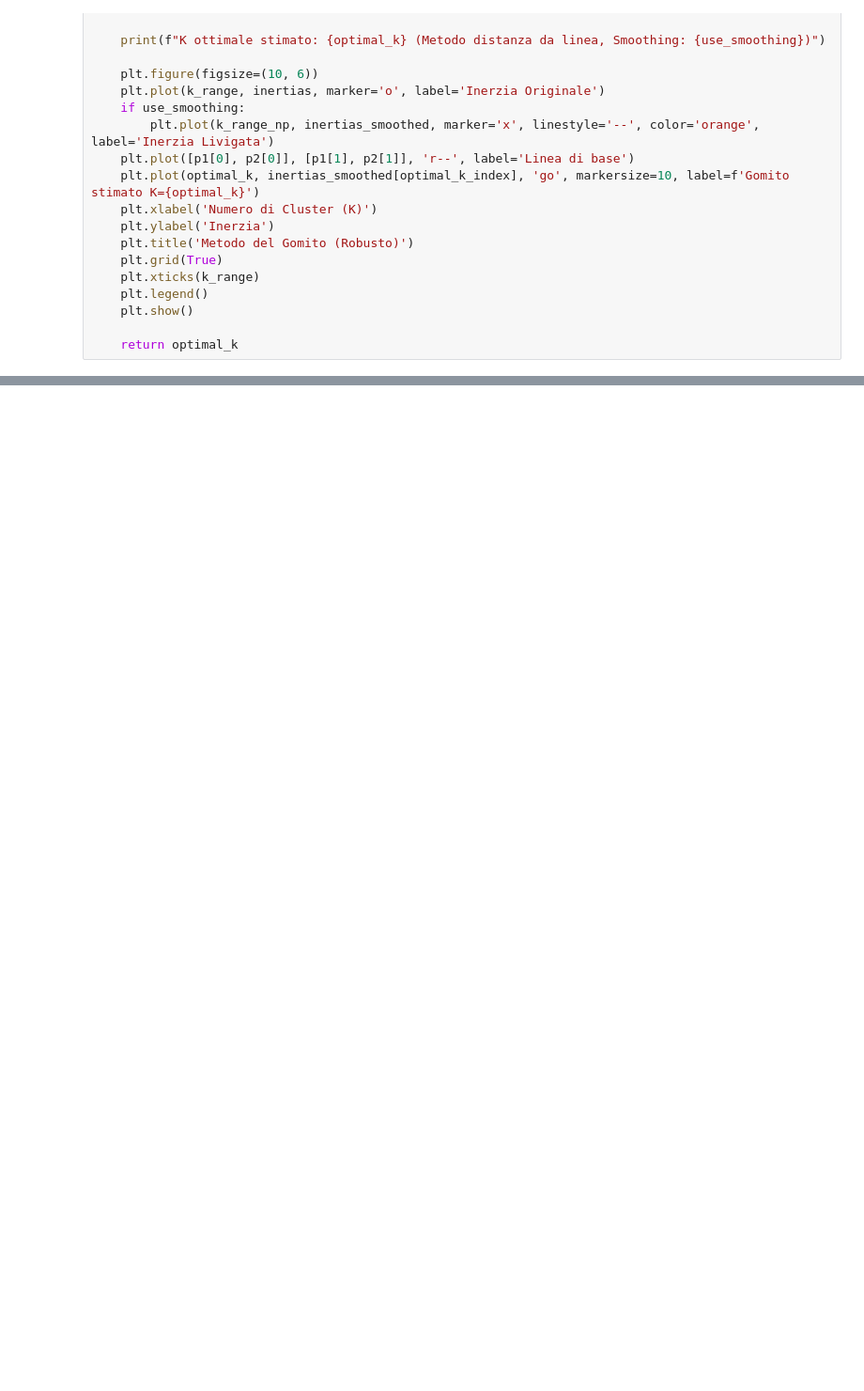
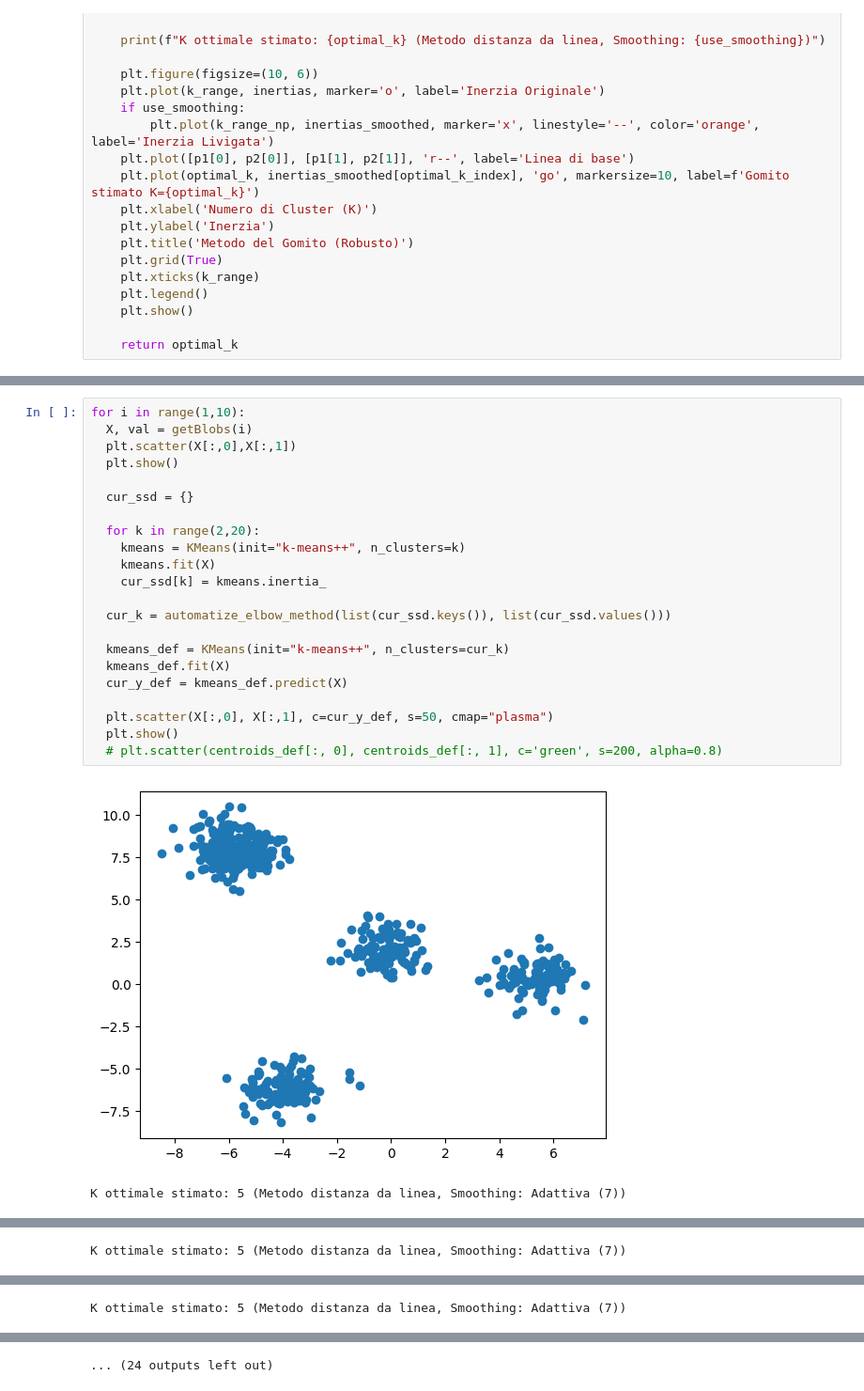
Before and after one commit to davidMarabottini/studio_data_science, a Jupyter notebook: 08-apprendimento-non-supervisionato-clustering/56-kmeans.ipynb, the cells around one changed output, grey strips where cells are left out. Shown at 94% size. Drawn from its saved outputs; the diff is of its cells as text; blank space fills up the shorter version.

```diff
--- a/08-apprendimento-non-supervisionato-clustering/56-kmeans.ipynb
+++ b/08-apprendimento-non-supervisionato-clustering/56-kmeans.ipynb
@@ -150,0 +250,25 @@ np.int64(3)
+# %%
+for i in range(1,10):
+  X, val = getBlobs(i)
+  plt.scatter(X[:,0],X[:,1])
+  plt.show()
+
+  cur_ssd = {}
+
+  for k in range(2,20):
+    kmeans = KMeans(init="k-means++", n_clusters=k)
+    kmeans.fit(X)
+    cur_ssd[k] = kmeans.inertia_
+
+  cur_k = automatize_elbow_method(list(cur_ssd.keys()), list(cur_ssd.values()))
+
+  kmeans_def = KMeans(init="k-means++", n_clusters=cur_k)
+  kmeans_def.fit(X)
+  cur_y_def = kmeans_def.predict(X)
+
+  plt.scatter(X[:,0], X[:,1], c=cur_y_def, s=50, cmap="plasma")
+  plt.show()
+  # plt.scatter(centroids_def[:, 0], centroids_def[:, 1], c='green', s=200, alpha=0.8)
+# %% [output]
+[figure, added]
+K ottimale stimato: 5 (Metodo distanza da linea, Smoothing: Adattiva (7))
@@ -150,0 +278 @@ np.int64(3)
+K ottimale stimato: 5 (Metodo distanza da linea, Smoothing: Adattiva (7))
@@ -150,0 +282 @@ np.int64(3)
+K ottimale stimato: 5 (Metodo distanza da linea, Smoothing: Adattiva (7))
@@ -150,0 +285 @@ np.int64(3)
+... (24 outputs left out)
```
Also changed, not shown: parts of 9 cells of this notebook.
